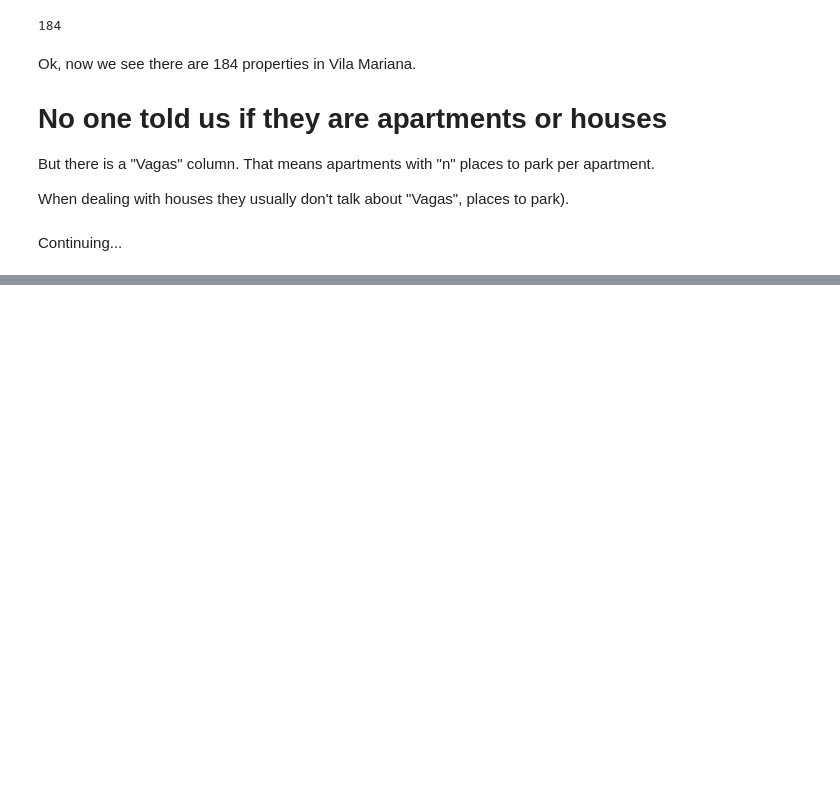
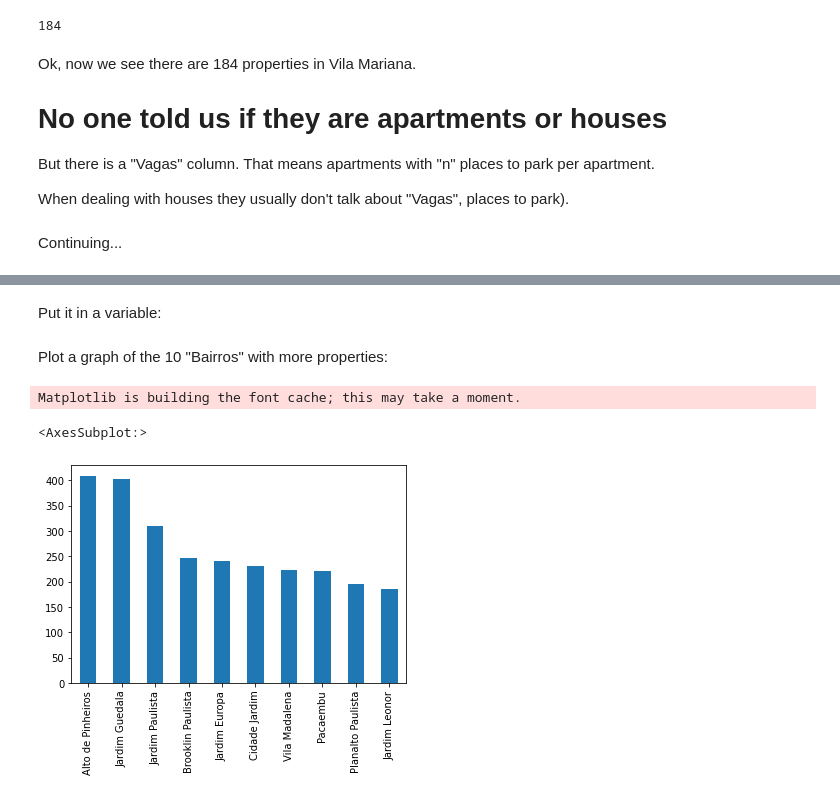
Before and after one commit to ricardobecheli/Imers-o-Dados-4-Alura-May-2022, a Jupyter notebook: data_immersion_4.ipynb, the cells around one changed output, grey strips where cells are left out. Drawn from its saved outputs; the diff is of its cells as text; code cells hidden in the pictures; blank space fills up the shorter version.

Commit message:
Queries and graph.

```diff
--- a/data_immersion_4.ipynb
+++ b/data_immersion_4.ipynb
@@ -406,0 +424,12 @@ It's a large apartment for Sao Paulo standard, though. Both figures are, in fact
+# %% [markdown]
+Put it in a variable:
+# %%
+n_imoveis_bairro = dados["Bairro"].value_counts()
+# %% [markdown]
+Plot a graph of the 10 "Bairros" with more properties:
+# %%
+n_imoveis_bairro.head(10).plot.bar()
+# %% [output]
+Matplotlib is building the font cache; this may take a moment.
+<AxesSubplot:>
+[figure, added]
```
Also changed, not shown: parts of 25 cells of this notebook.
